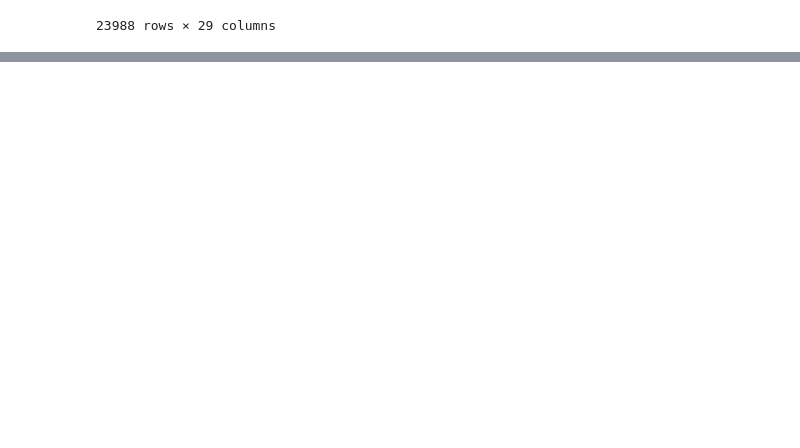
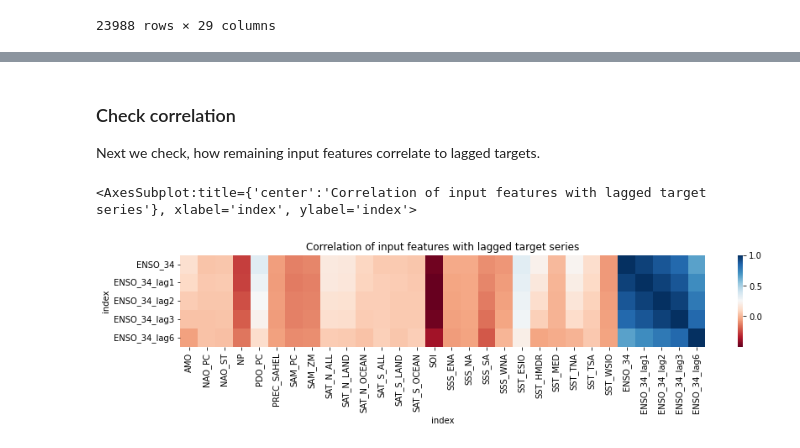
Before and after one commit to MarcoLandtHayen/cicmod_application, a Jupyter notebook: notebooks/02_enso_prediction.ipynb, the cells around one changed output, grey strips where cells are left out. Drawn from its saved outputs; the diff is of its cells as text; code cells hidden in the pictures; blank space fills up the shorter version.

```diff
--- a/notebooks/02_enso_prediction.ipynb
+++ b/notebooks/02_enso_prediction.ipynb
@@ -655,0 +166,12 @@ Mean relevance for all input features from **MLP model** on FOCI samples with po
+# %% [markdown]
+### Check correlation
+
+Next we check, how remaining input features correlate to lagged targets.
+# %%
+# Plot correlation of inputs and lagged target series as heatmap:
+fig, ax = plt.subplots(figsize=(14,2))
+plt.title('Correlation of input features with lagged target series')
+sns.heatmap(pd.concat([input_FOCI, target_FOCI], axis=1).corr()[-5:], cmap="RdBu", xticklabels=True, yticklabels=True)
+# %% [output]
+<AxesSubplot:title={'center':'Correlation of input features with lagged target series'}, xlabel='index', ylabel='index'>
+[figure, added]
```
Also changed, not shown: parts of 53 cells of this notebook.
